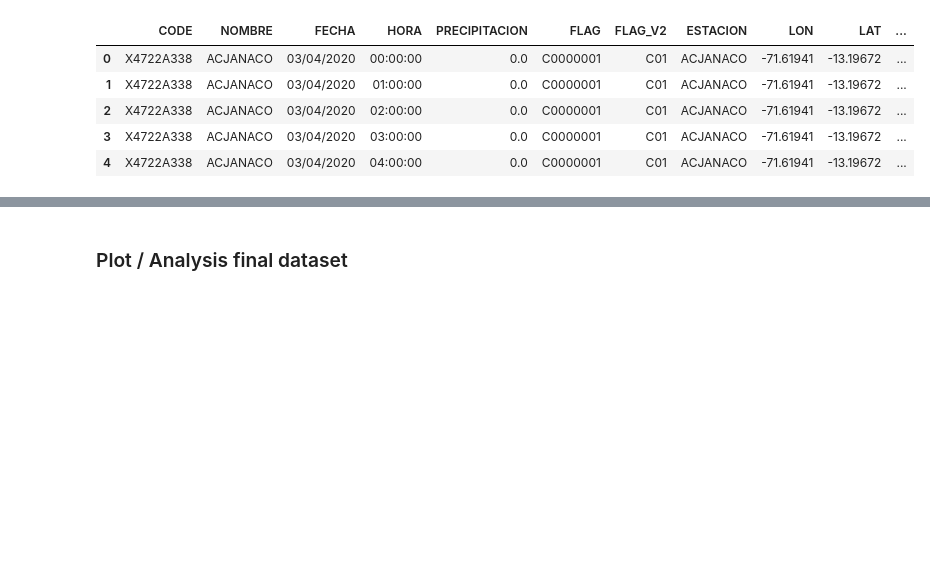
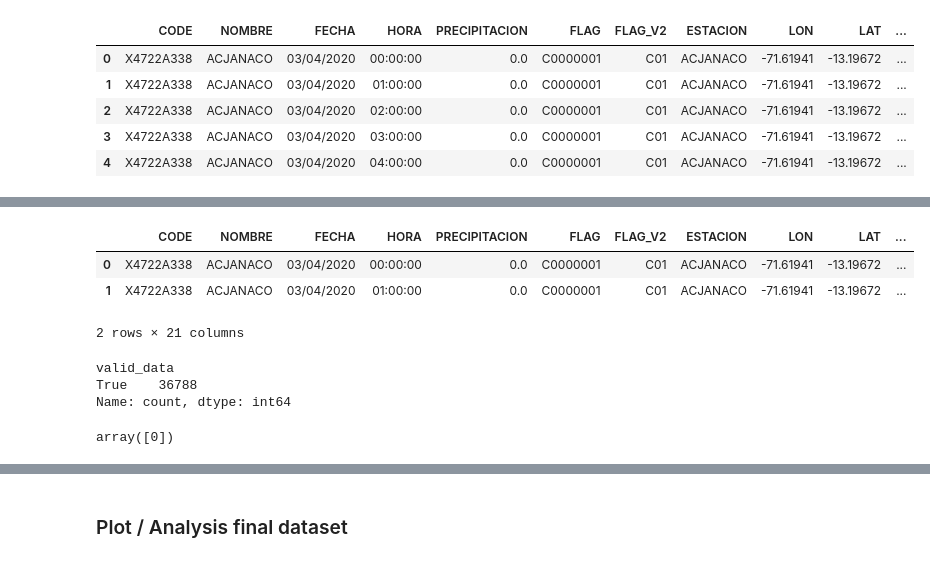
Before and after one commit to ShounenGakusei/Tesis2-DiegoParedes, a Jupyter notebook: notebooks/02_clean/04_cleaning_rules_decisions.ipynb, the cells around one changed output, grey strips where cells are left out. Drawn from its saved outputs; the diff is of its cells as text; code cells hidden in the pictures; blank space fills up the shorter version.

```diff
--- a/notebooks/02_clean/04_cleaning_rules_decisions.ipynb
+++ b/notebooks/02_clean/04_cleaning_rules_decisions.ipynb
@@ -51,3 +94,8 @@ df.head(2)
-# %%
-# Define final dataset
-df = get_split_dataset(cfg, clean_cfg)
+# %%
+df_valid = clean_dataset(clean_cfg, df)
+df_valid.head(2)
+# %% [output]
+|  | CODE | NOMBRE | FECHA | HORA | PRECIPITACION | FLAG | FLAG_V2 | ESTACION | LON | LAT | ... |
+| 0 | X4722A338 | ACJANACO | 03/04/2020 | 00:00:00 | 0.0 | C0000001 | C01 | ACJANACO | -71.61941 | -13.19672 | ... |
+| 1 | X4722A338 | ACJANACO | 03/04/2020 | 01:00:00 | 0.0 | C0000001 | C01 | ACJANACO | -71.61941 | -13.19672 | ... |
+2 rows × 21 columns
@@ -53,0 +104,10 @@ df = get_split_dataset(cfg, clean_cfg)
+# %%
+df_final['valid_data'].value_counts()
+# %% [output]
+valid_data
+True    36788
+Name: count, dtype: int64
+# %%
+df_final['_MISSING_GOES'].unique()
+# %% [output]
+array([0])
```
Also changed, not shown: parts of 13 cells of this notebook, 14 other files.
